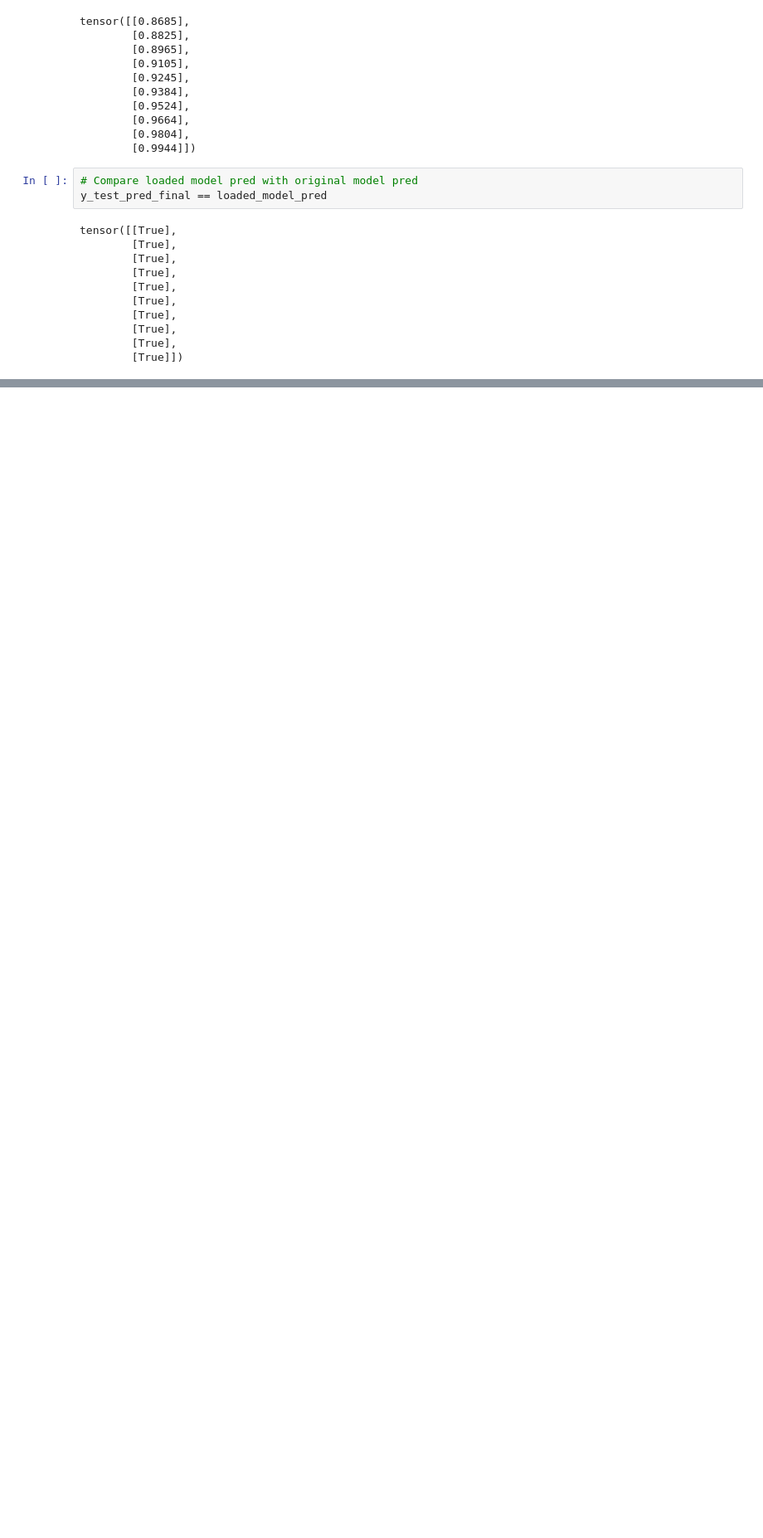
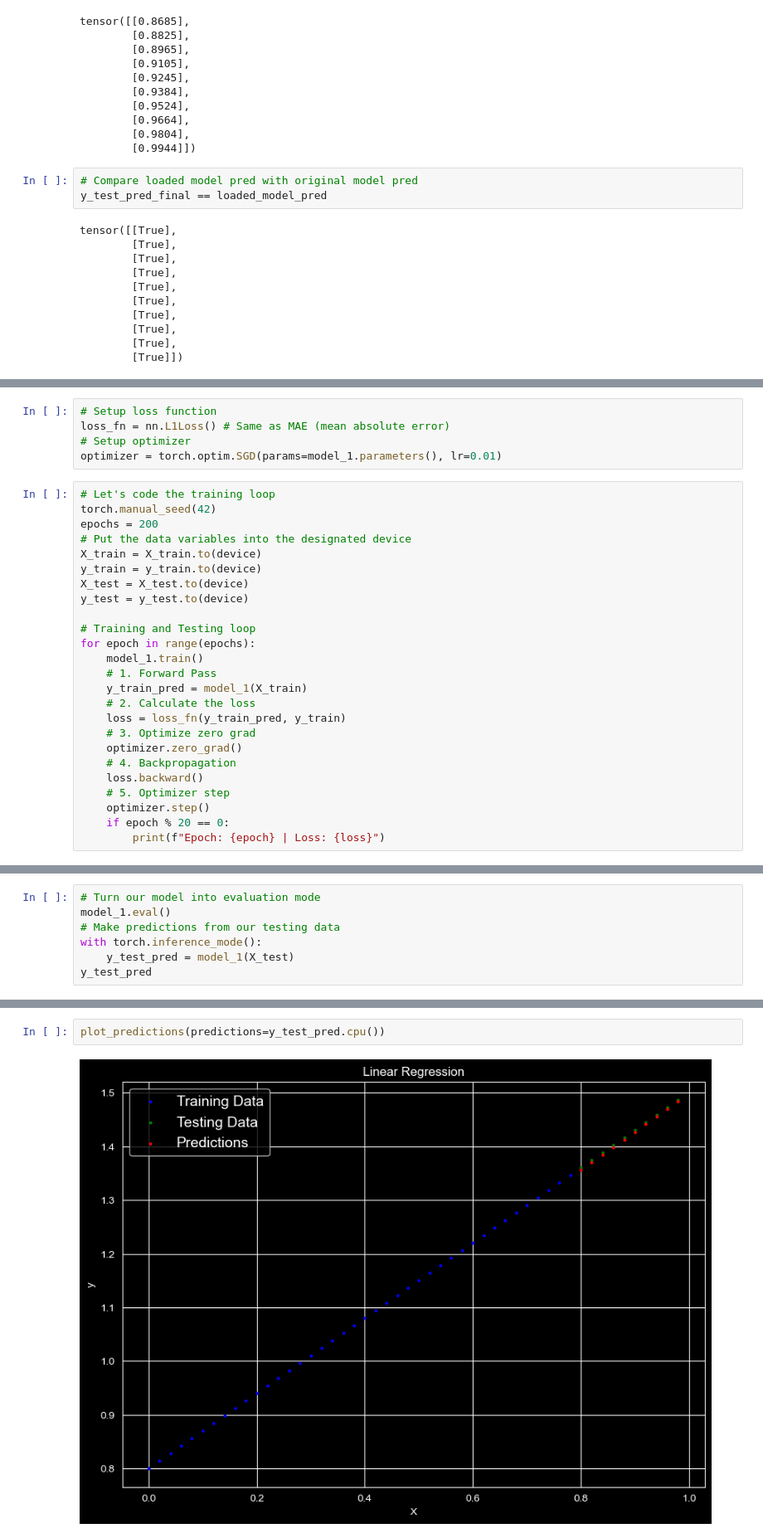
Before and after one commit to DinoKiller0607/My_Pytorch_Notes, a Jupyter notebook: 01_pytorch_workflow.ipynb, the cells around one changed output, grey strips where cells are left out. Shown at 83% size. Saved outputs shown, nothing was run; the diff lists cells and outputs as text; blank space fills up the shorter version.

```diff
--- a/01_pytorch_workflow.ipynb
+++ b/01_pytorch_workflow.ipynb
@@ -489,0 +644,30 @@ tensor([[True],
+# %%
+# Setup loss function
+loss_fn = nn.L1Loss() # Same as MAE (mean absolute error)
+# Setup optimizer
+optimizer = torch.optim.SGD(params=model_1.parameters(), lr=0.01)
+# %%
+# Let's code the training loop
+torch.manual_seed(42)
+epochs = 200
+# Put the data variables into the designated device
+X_train = X_train.to(device)
+y_train = y_train.to(device)
+X_test = X_test.to(device)
+y_test = y_test.to(device)
+
+# Training and Testing loop
+for epoch in range(epochs):
+    model_1.train()
+    # 1. Forward Pass
+    y_train_pred = model_1(X_train)
+    # 2. Calculate the loss
+    loss = loss_fn(y_train_pred, y_train)
+    # 3. Optimize zero grad
+    optimizer.zero_grad()
+    # 4. Backpropagation
+    loss.backward()
+    # 5. Optimizer step
+    optimizer.step()
+    if epoch % 20 == 0:
+        print(f"Epoch: {epoch} | Loss: {loss}")
@@ -489,0 +696,7 @@ tensor([[True],
+# %%
+# Turn our model into evaluation mode
+model_1.eval()
+# Make predictions from our testing data
+with torch.inference_mode():
+    y_test_pred = model_1(X_test)
+y_test_pred
@@ -489,0 +714,4 @@ tensor([[True],
+# %%
+plot_predictions(predictions=y_test_pred.cpu())
+# %% [output]
+[figure, added]
```
Also changed, not shown: parts of 32 cells of this notebook, 1 other file.
